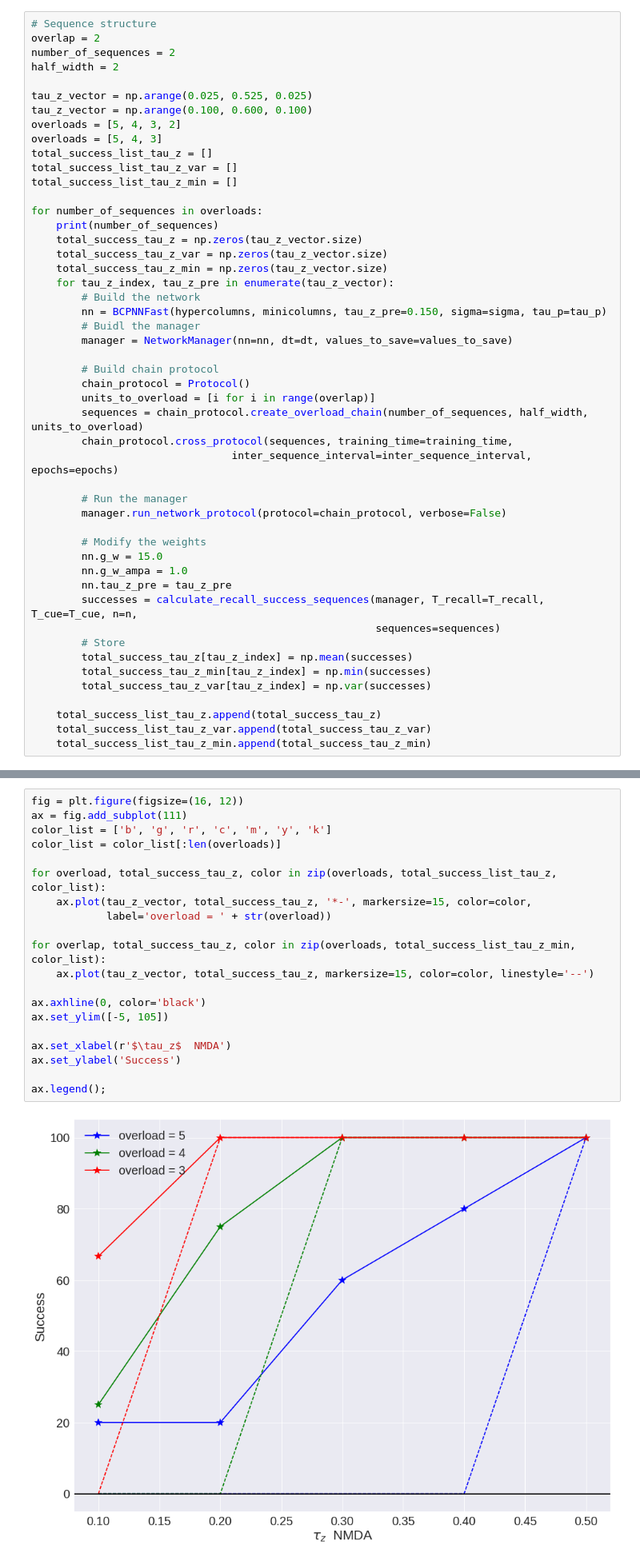
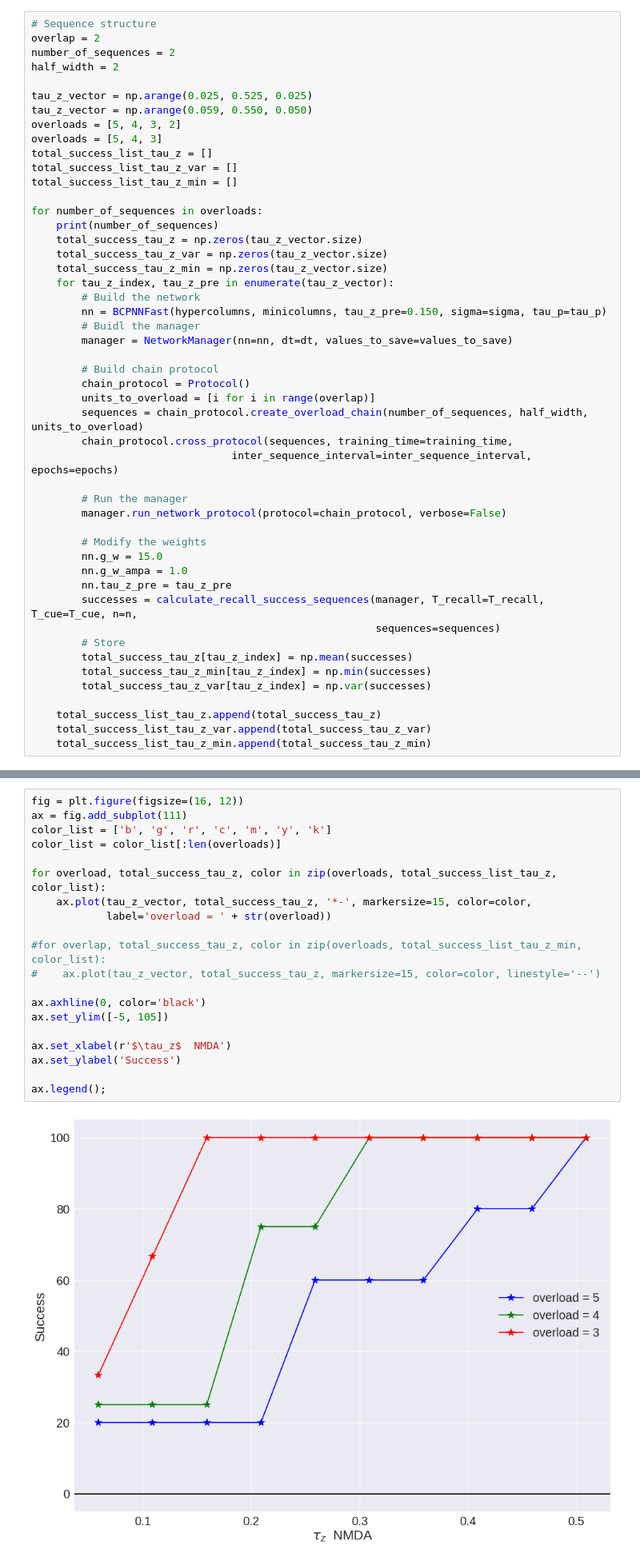
Before and after one commit to h-mayorquin/attractor_sequences, a Jupyter notebook: notebooks/2017-09-05(Capacity calculations for overlap and overload).ipynb, the cells around one changed output, grey strips where cells are left out. Shown at 80% size. Saved outputs shown, nothing was run; the diff lists cells and outputs as text.

```diff
--- a/notebooks/2017-09-05(Capacity calculations for overlap and overload).ipynb
+++ b/notebooks/2017-09-05(Capacity calculations for overlap and overload).ipynb
@@ -836,7 +836,7 @@ number_of_sequences = 2
 half_width = 2
 
 tau_z_vector = np.arange(0.025, 0.525, 0.025)
-tau_z_vector = np.arange(0.100, 0.600, 0.100)
+tau_z_vector = np.arange(0.059, 0.550, 0.050)
 overloads = [5, 4, 3, 2]
 overloads = [5, 4, 3]
 total_success_list_tau_z = []
@@ -885,25 +885,25 @@ for number_of_sequences in overloads:
 # %%
 fig = plt.figure(figsize=(16, 12))
 ax = fig.add_subplot(111)
 color_list = ['b', 'g', 'r', 'c', 'm', 'y', 'k']
 color_list = color_list[:len(overloads)]
 
 for overload, total_success_tau_z, color in zip(overloads, total_success_list_tau_z, color_list):
     ax.plot(tau_z_vector, total_success_tau_z, '*-', markersize=15, color=color,
             label='overload = ' + str(overload))
 
-for overlap, total_success_tau_z, color in zip(overloads, total_success_list_tau_z_min, color_list):
-    ax.plot(tau_z_vector, total_success_tau_z, markersize=15, color=color, linestyle='--')
+#for overlap, total_success_tau_z, color in zip(overloads, total_success_list_tau_z_min, color_list):
+#    ax.plot(tau_z_vector, total_success_tau_z, markersize=15, color=color, linestyle='--')
 
 ax.axhline(0, color='black')
 ax.set_ylim([-5, 105])
 
 ax.set_xlabel(r'$\tau_z$  NMDA')
 ax.set_ylabel('Success')
 
 ax.legend();
 # %% [output]
-[figure, old version]
+[figure, new version]
 # %%
 sequences
 # %% [output]
```
Also changed, not shown: 3 other files.
